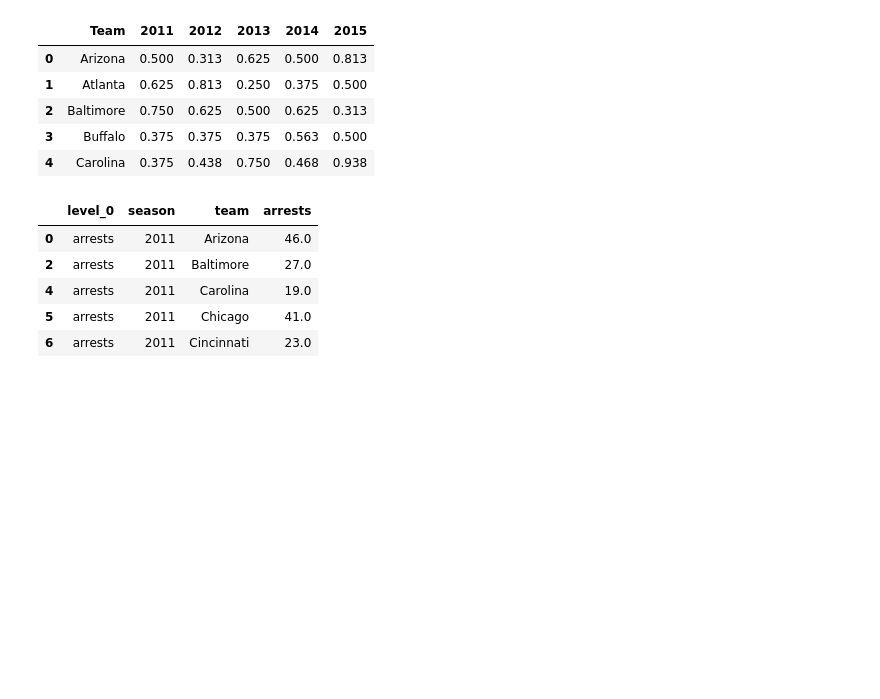
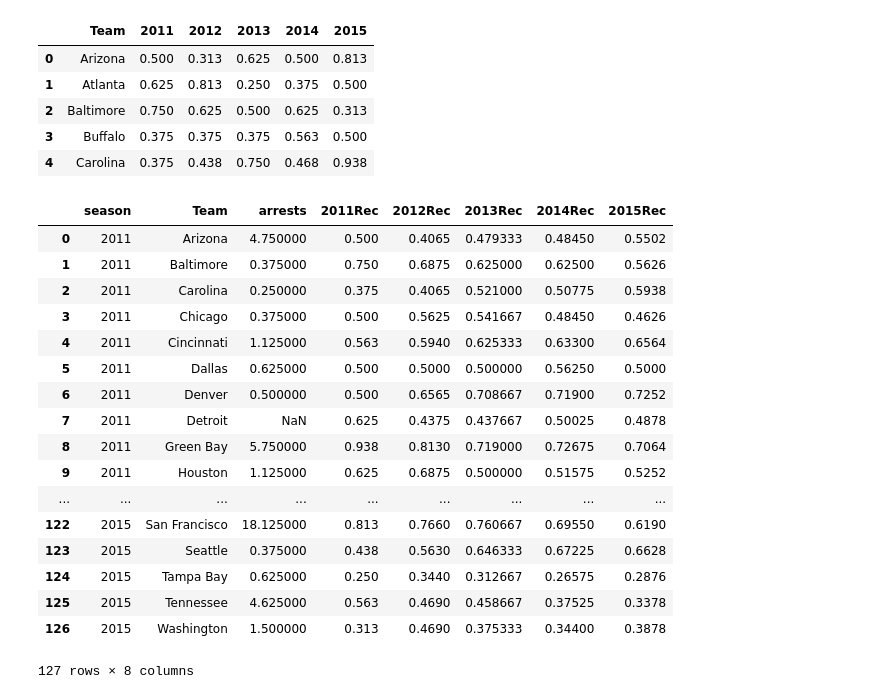
Before and after one commit to erictuscanes/Group-Project, a Jupyter notebook: Untitled.ipynb, the cells around one changed output. Cells and saved outputs as stored; diff of their text form; code cells hidden in the pictures; blank space fills up the shorter version.

```diff
--- a/Untitled.ipynb
+++ b/Untitled.ipynb
@@ -27,67 +27,38 @@ recData.head()
 # %%
 #Scatterplot
 
 rollingData = arrestData[["season","home_team","away_team","home_score","away_score","arrests"]]
-homeTeams = arrestData["home_team"].unique()
-awayTeams = arrestData["away_team"].unique()
-allTeams = pd.DataFrame(list(homeTeams) + list(awayTeams))
-
-allTeams = pd.DataFrame(allTeams[0].unique())
-allTeams = allTeams.rename(columns = {0:"Teams"})
 
 rollingRecord = pd.DataFrame(recData["Team"])
 rollingRecord["2011Rec"] = recData["2011"]
 rollingRecord["2012Rec"] = (recData["2011"] + recData["2012"])/2
 rollingRecord["2013Rec"] = (recData["2011"] + recData["2012"] + recData["2013"])/3
 rollingRecord["2014Rec"] = (recData["2011"] + recData["2012"] + recData["2013"] + recData["2014"])/4
 rollingRecord["2015Rec"] = (recData["2011"] + recData["2012"] + recData["2013"] + recData["2014"] + recData["2015"])/5
 
-homeArrests = rollingData[["season","home_team","arrests"]].groupby(["season","home_team"]).sum()
-#homeArrests = homeArrests.unstack(level = 0)
-homeArrests = homeArrests.reset_index()
-homeArrests = homeArrests.rename(columns = {"home_team":"team"})
-homeArrests = homeArrests.set_index(['season', 'team'])
-awayArrests = rollingData[["season","away_team","arrests"]].groupby(["season","away_team"]).sum()
-#awayArrests = awayArrests.unstack(level = 0)
-awayArrests = awayArrests.reset_index()
-awayArrests = awayArrests.rename(columns = {'away_team':"team"})
-awayArrests = awayArrests.set_index(['season', 'team'])
-homeArrests
-arrests = homeArrests + awayArrests
-arrests= arrests.unstack(level = 0)
-arrests = arrests.unstack(level = 0)
-arrests = arrests.reset_index()
-arrests = arrests.rename(columns = {0:"arrests"})
-arrests = arrests.dropna()
-arrests.head()
-
-#arrests = pd.merge(homeArrests,awayArrests,how = "left", on = ["season","team"])
-#arrests = arrests.groupby()
-#filtArrests = arrests.dropna()
-#filtArrests= filtArrests.reset_index()
-#filtArrests = filtArrests.rename(columns = {0:"Team"})
-
-#scatData = pd.merge(filtArrests,rollingRecord,how = "left", left_on = "season", right_on = "Team")
-#plt.scatter(filtArrests["2011"],rural["fare"], s = rural["driver_count"]*10,marker='o',facecolors='gold',edgecolors='black', label = "Rural", alpha = 0.85)
-#plt.scatter(urban["count"],urban["fare"], s = urban["driver_count"]*10,marker='o',facecolors='coral',edgecolors='black', label = "Urban",alpha = 0.85)
-#plt.scatter(suburban["count"],suburban["fare"], s = suburban["driver_count"]*10,marker='o',facecolors='lightblue',edgecolors='black', label = "Suburban",alpha = 0.85)
-# Incorporate the other graph properties
-#plt.grid()
-#plt.xlabel('Total Number of rides (Per City)')
-#plt.ylabel('Average Fare ($)')
-#plt.title('Pyber Ride Sharing Data (2016)')
-# Create a legend
-#lgnd = plt.legend()
-
-
-#pd.merge?
+homeArrests = rollingData[["season","home_team","arrests"]]
+homeArrests = homeArrests.rename(columns = {'home_team':"Team"})
+fullSet = pd.merge(homeArrests,rollingRecord,how = 'left', on = 'Team')
+fullSet.groupby(['season','Team']).mean().reset_index()
 # %% [output]
-|  | level_0 | season | team | arrests |
-| 0 | arrests | 2011 | Arizona | 46.0 |
-| 2 | arrests | 2011 | Baltimore | 27.0 |
-| 4 | arrests | 2011 | Carolina | 19.0 |
-| 5 | arrests | 2011 | Chicago | 41.0 |
-| 6 | arrests | 2011 | Cincinnati | 23.0 |
+|  | season | Team | arrests | 2011Rec | 2012Rec | 2013Rec | 2014Rec | 2015Rec |
+| 0 | 2011 | Arizona | 4.750000 | 0.500 | 0.4065 | 0.479333 | 0.48450 | 0.5502 |
+| 1 | 2011 | Baltimore | 0.375000 | 0.750 | 0.6875 | 0.625000 | 0.62500 | 0.5626 |
+| 2 | 2011 | Carolina | 0.250000 | 0.375 | 0.4065 | 0.521000 | 0.50775 | 0.5938 |
+| 3 | 2011 | Chicago | 0.375000 | 0.500 | 0.5625 | 0.541667 | 0.48450 | 0.4626 |
+| 4 | 2011 | Cincinnati | 1.125000 | 0.563 | 0.5940 | 0.625333 | 0.63300 | 0.6564 |
+| 5 | 2011 | Dallas | 0.625000 | 0.500 | 0.5000 | 0.500000 | 0.56250 | 0.5000 |
+| 6 | 2011 | Denver | 0.500000 | 0.500 | 0.6565 | 0.708667 | 0.71900 | 0.7252 |
+| 7 | 2011 | Detroit | NaN | 0.625 | 0.4375 | 0.437667 | 0.50025 | 0.4878 |
+| 8 | 2011 | Green Bay | 5.750000 | 0.938 | 0.8130 | 0.719000 | 0.72675 | 0.7064 |
+| 9 | 2011 | Houston | 1.125000 | 0.625 | 0.6875 | 0.500000 | 0.51575 | 0.5252 |
+| ... | ... | ... | ... | ... | ... | ... | ... | ... |
+| 122 | 2015 | San Francisco | 18.125000 | 0.813 | 0.7660 | 0.760667 | 0.69550 | 0.6190 |
+| 123 | 2015 | Seattle | 0.375000 | 0.438 | 0.5630 | 0.646333 | 0.67225 | 0.6628 |
+| 124 | 2015 | Tampa Bay | 0.625000 | 0.250 | 0.3440 | 0.312667 | 0.26575 | 0.2876 |
+| 125 | 2015 | Tennessee | 4.625000 | 0.563 | 0.4690 | 0.458667 | 0.37525 | 0.3378 |
+| 126 | 2015 | Washington | 1.500000 | 0.313 | 0.4690 | 0.375333 | 0.34400 | 0.3878 |
+127 rows × 8 columns
 # %%
 homeArrests = rollingData[['home_team','arrests']]
 homeArrests = homeArrests.rename(columns = {"home_team":"team"})
```
Also changed, not shown: parts of 3 cells of this notebook.
